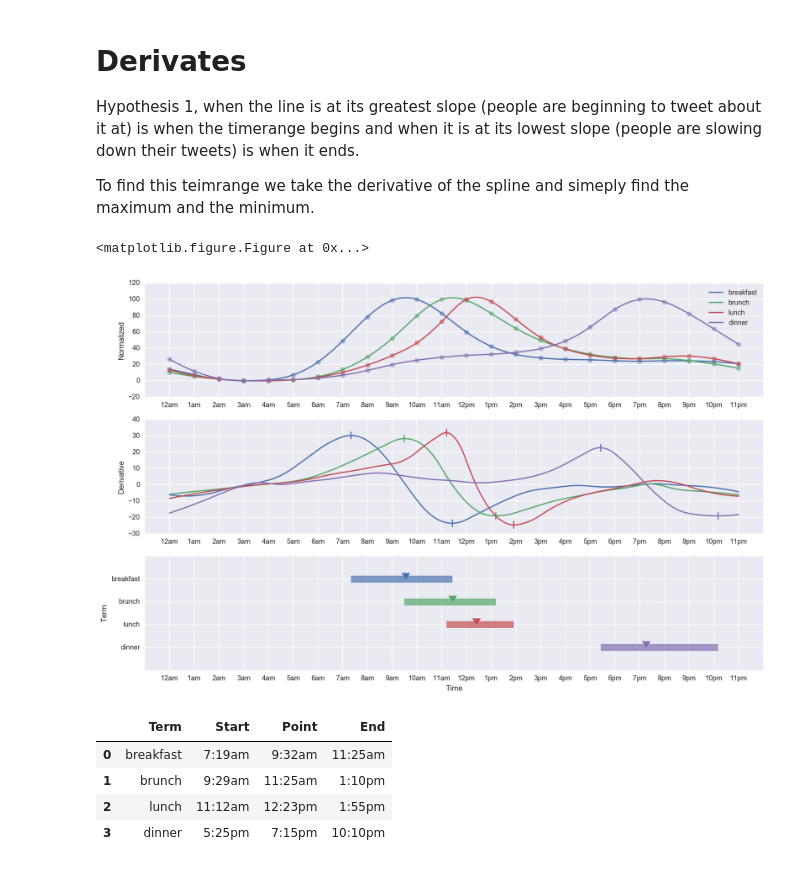
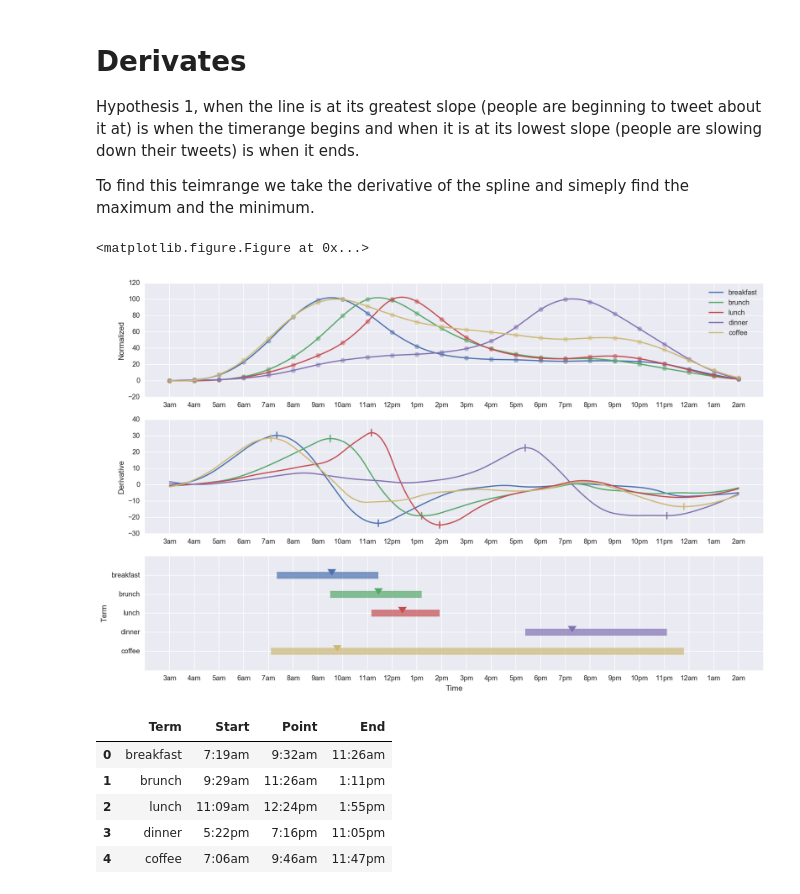
Before and after one commit to bjacobso/brunch, a Jupyter notebook: Brunch Analysis.ipynb, the cells around one changed output. Saved outputs shown, nothing was run; the diff lists cells and outputs as text; code cells hidden in the pictures.

Commit message:
updated hour offsets

```diff
--- a/Brunch Analysis.ipynb
+++ b/Brunch Analysis.ipynb
@@ -16,10 +16,12 @@ import seaborn as sns
 terms = ['breakfast', 'brunch', 'coffee', 'lunch', 'dinner']
 columns = ['term', 'time', 'count']
 times = np.arange(24)
+# times = np.roll(times, -3)
 labels = [
   '12am', '1am', '2am', '3am', '4am', '5am', '6am', '7am', '8am', '9am', '10am', '11am',
   '12pm', '1pm', '2pm', '3pm', '4pm', '5pm', '6pm', '7pm', '8pm', '9pm', '10pm', '11pm',
 ]
+labels = np.roll(labels, -3)
 current_palette = sns.color_palette()
 colors = {
     'breakfast': current_palette[0],
@@ -31,8 +33,11 @@ colors = {
 
 # convert 4.5 => 4:30am
 def htime(hour):
+    hour = hour + 3
     ampm = ('am' if (int(hour) < 12) else 'pm')
     h = math.floor(hour) % 12
     if h == 0:
         h = 12
     return "%d:%02d%s" % (h, int(hour % 1 * 60), ampm)
+
+times
@@ -39,6 +47,8 @@ def htime(hour):
 # %%
 # create the data frame from csv
 df = pd.read_csv('tweets_local_hours.csv', header=None, names=columns)
+df['gi'] = times[df['time'] - 3]
+df = df.sort_values(by=['term', 'gi'])
 # %%
 # create a normalized range for each term
 for term in terms:
@@ -51,8 +61,8 @@ for term in terms:
             df.loc[index, 'normalized'] = ((row['count'] - min) / (max - min) * 100)
 # %%
 # create a pivot table
-dfp_time = df.pivot(index='time', columns='term', values='count')
-dfp_norm = df.pivot(index='time', columns='term', values='normalized')
+dfp_time = df.pivot(index='gi', columns='term', values='count')
+dfp_norm = df.pivot(index='gi', columns='term', values='normalized')
 # %%
 xnew = np.linspace(0, 23, num=500, endpoint=True)
 
@@ -102,7 +112,7 @@ from matplotlib import gridspec
 xnew = np.linspace(0, 23, num=500, endpoint=True)
 fig = plt.figure(figsize=(16, 10), facecolor='w', edgecolor='k')
 
-plot_terms = ['breakfast', 'brunch', 'lunch', 'dinner'] # terms
+plot_terms = ['breakfast', 'brunch', 'lunch', 'dinner', 'coffee'] # terms
 
 fig = plt.figure(figsize=(16, 10), facecolor='w', edgecolor='k')
 
@@ -132,37 +142,37 @@ plt.xticks(times, labels)
 plt.ylabel('Derivative')
 
 for term in plot_terms:
     spline = UnivariateSpline(times, dfp_norm[term], s=0)
     d = spline.derivative()(xnew)
     plt.plot(xnew, d, '-', color=colors[term])
     # plot black bars
     plt.plot((xnew[np.argmax(d, axis=0)], xnew[np.argmax(d, axis=0)]),
              (d[np.argmax(d, axis=0)] - 2, d[np.argmax(d, axis=0)] + 2), '-', color=colors[term])
     plt.plot((xnew[np.argmin(d, axis=0)], xnew[np.argmin(d, axis=0)]),
              (d[np.argmin(d, axis=0)] - 2, d[np.argmin(d, axis=0)] + 2), '-', color=colors[term])
 
 plt.sca(ax3)
 plt.xlim([-1,24])
 plt.xticks(times, labels)
 plt.xticks(times, labels)
 plt.yticks(range(len(plot_terms)), reversed(plot_terms))
 plt.ylim([-1,len(plot_terms)])
 plt.ylabel('Term')
 for i, term in enumerate(reversed(plot_terms)):
     spline = UnivariateSpline(times, dfp_norm[term], s=0)
     d = spline.derivative()(xnew)
     plt.hlines(i, xnew[np.argmax(d, axis=0)], xnew[np.argmin(d, axis=0)],
                linewidth=10, color=colors[term], label=term, alpha=0.7)
     plt.scatter([xnew[np.argmax(spline(xnew), axis=0)]], [i], color=colors[term], s=150, marker=7)
 
 plt.xlabel('Time')
 plt.show()
 # %% [output]
 <matplotlib.figure.Figure at 0x...>
-[figure, old version]
+[figure, new version]
 # %%
 xnew = np.linspace(0, 23, num=500, endpoint=True)
-plot_terms = ['breakfast', 'brunch', 'lunch', 'dinner'] # terms
+plot_terms = ['breakfast', 'brunch', 'lunch', 'dinner', 'coffee'] # terms
 
 hours = []
 df_hours = pd.DataFrame(columns=('Term', 'Start', 'Point', 'End'))
@@ -179,7 +189,8 @@ for i, term in enumerate(plot_terms):
 df_hours
 # %% [output]
 |  | Term | Start | Point | End |
-| 0 | breakfast | 7:19am | 9:32am | 11:25am |
-| 1 | brunch | 9:29am | 11:25am | 1:10pm |
-| 2 | lunch | 11:12am | 12:23pm | 1:55pm |
-| 3 | dinner | 5:25pm | 7:15pm | 10:10pm |
+| 0 | breakfast | 7:19am | 9:32am | 11:26am |
+| 1 | brunch | 9:29am | 11:26am | 1:11pm |
+| 2 | lunch | 11:09am | 12:24pm | 1:55pm |
+| 3 | dinner | 5:22pm | 7:16pm | 11:05pm |
+| 4 | coffee | 7:06am | 9:46am | 11:47pm |
```
Also changed, not shown: parts of 3 cells of this notebook, 1 other file.
